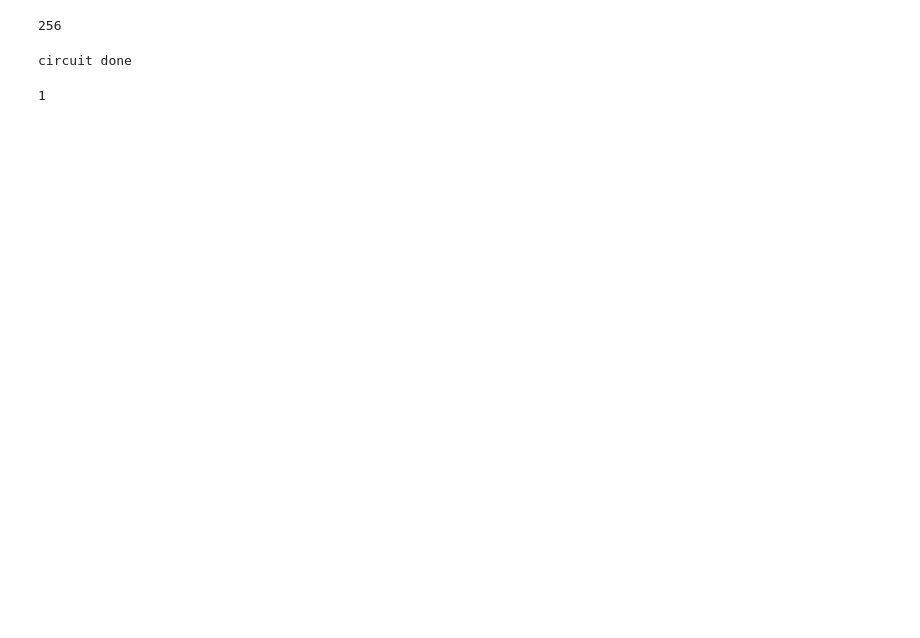
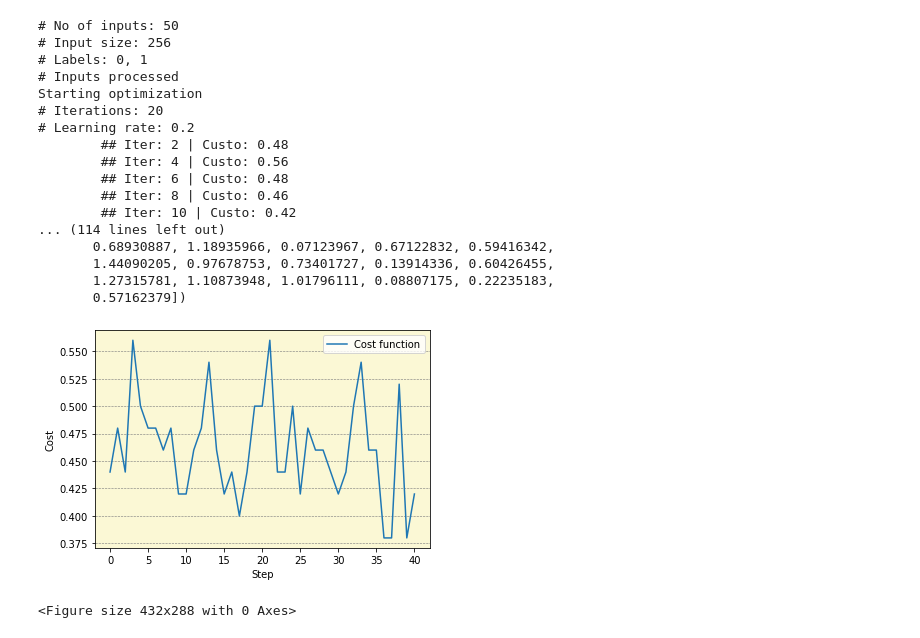
Before and after one commit to lucasgrisiq/quantum-classifier, a Jupyter notebook: perceptron.ipynb, the cells around one changed output. Drawn from its saved outputs; the diff is of its cells as text; code cells hidden in the pictures; blank space fills up the shorter version.

Commit message:
trainning done

```diff
--- a/perceptron.ipynb
+++ b/perceptron.ipynb
@@ -1,3 +1,9 @@
 # %%
 from perceptron import QPerceptron
 import numpy as np
+from utils import train_df, test_df
+
+train_df = train_df(n=16)
+test_df = test_df(n=16)
+
+train_df.head()
@@ -4,13 +16,0 @@ import numpy as np
-# %%
-neuron = QPerceptron(8)
-len(neuron.input_states[0][0])
-# %% [output]
-256
-# %%
-size = len(neuron.input_states[0][0])
-w = np.random.uniform(0, np.pi/2, size)
-
-neuron.run(0, w)
-# %% [output]
-circuit done
-1
@@ -30,0 +17,42 @@ neuron.input_states[-1][0]
+# %%
+import matplotlib.pyplot as plt
+
+def plot_costs(costs):
+    fig, ax = plt.subplots()
+    ax.plot(costs, label='Cost function')
+    ax.legend()
+    ax.grid(color='grey', linestyle='--', linewidth=0.6, axis='y')
+    ax.set_facecolor('#FBF8D5')
+    ax.set_ylabel('Cost')
+    ax.set_xlabel('Step')
+    plt.show()
+    fig.savefig('costs.png')
+# %%
+neuron = QPerceptron(n=8)
+
+X_train = train_df['input'].to_numpy()
+y_train = train_df['label'].to_numpy()
+
+neuron.fit(X_train, y_train, niter=20)
+
+plot_costs(neuron.cost_array)
+# %% [output]
+# No of inputs: 50
+# Input size: 256
+# Labels: 0, 1
+# Inputs processed
+Starting optimization
+# Iterations: 20
+# Learning rate: 0.2
+        ## Iter: 2 | Custo: 0.48
+        ## Iter: 4 | Custo: 0.56
+        ## Iter: 6 | Custo: 0.48
+        ## Iter: 8 | Custo: 0.46
+        ## Iter: 10 | Custo: 0.42
+... (114 lines left out)
+       0.68930887, 1.18935966, 0.07123967, 0.67122832, 0.59416342,
+       1.44090205, 0.97678753, 0.73401727, 0.13914336, 0.60426455,
+       1.27315781, 1.10873948, 1.01796111, 0.08807175, 0.22235183,
+       0.57162379])
+[figure, added]
+<Figure size 432x288 with 0 Axes>
```
Also changed, not shown: parts of 6 cells of this notebook, 3 other files.
